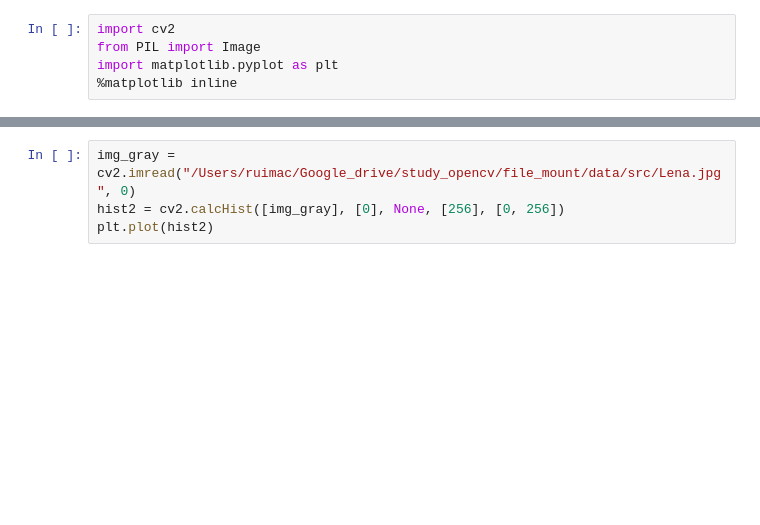
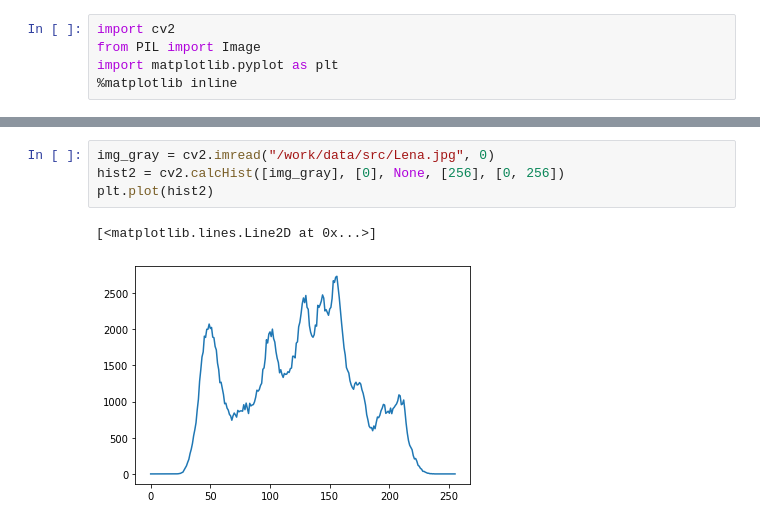
Before and after one commit to rr-rr-re/study_opencv, a Jupyter notebook: file_mount/src/study2.ipynb, the cells around one changed output, grey strips where cells are left out. Drawn from its saved outputs; the diff is of its cells as text; blank space fills up the shorter version.

```diff
--- a/file_mount/src/study2.ipynb
+++ b/file_mount/src/study2.ipynb
@@ -21,4 +24,7 @@ error: OpenCV(4.4.0) /private/var/folders/nz/vv4_9tw56nv9k3tkvyszvwg80000gn/T/pi
 # %%
-img_gray = cv2.imread("/Users/ruimac/Google_drive/study_opencv/file_mount/data/src/Lena.jpg", 0)
+img_gray = cv2.imread("/work/data/src/Lena.jpg", 0)
 hist2 = cv2.calcHist([img_gray], [0], None, [256], [0, 256])
 plt.plot(hist2)
+# %% [output]
+[<matplotlib.lines.Line2D at 0x...>]
+[figure, added]
```
Also changed, not shown: parts of 2 cells of this notebook, 3 other files.
